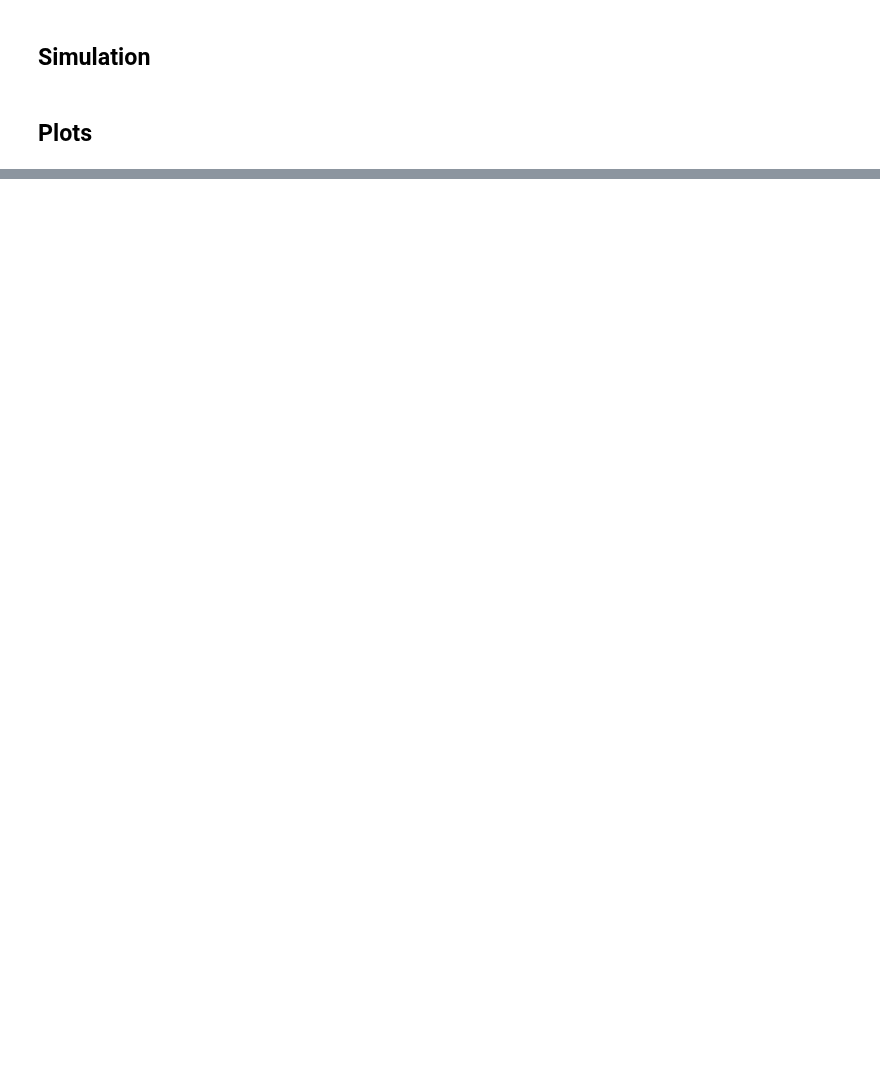
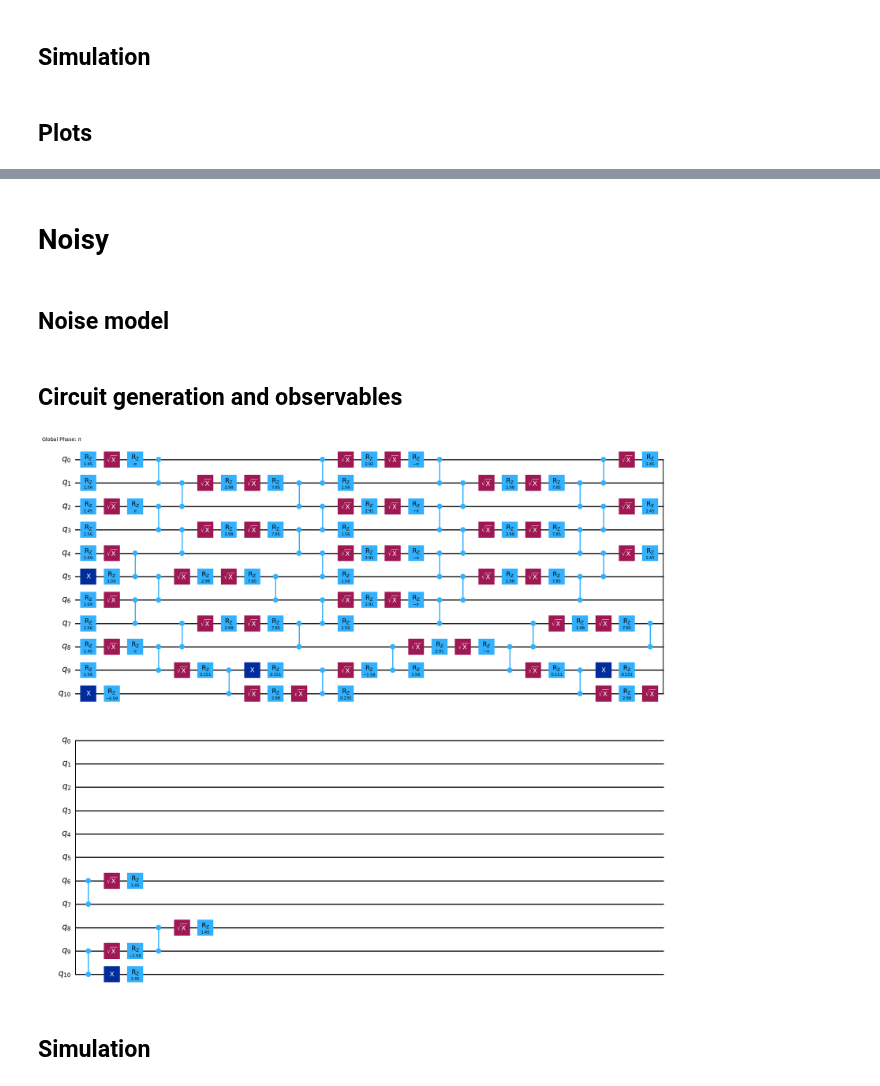
Before and after one commit to Fradm98/qs-qh, a Jupyter notebook: src/notebooks/Z2/qiskit_tn_simulations.ipynb, the cells around one changed output, grey strips where cells are left out. Drawn from its saved outputs; the diff is of its cells as text; code cells hidden in the pictures; blank space fills up the shorter version.

Commit message:
Cleaner code for simulations

```diff
--- a/src/notebooks/Z2/qiskit_tn_simulations.ipynb
+++ b/src/notebooks/Z2/qiskit_tn_simulations.ipynb
@@ -103,0 +110,55 @@ for i, L in enumerate(L_arr):
+# %% [markdown]
+# Noisy
+# %% [markdown]
+## Noise model
+# %%
+from cobos.tokens import ibm_token, group_instance2
+from qiskit_ibm_runtime import QiskitRuntimeService
+from qiskit_aer.noise import NoiseModel
+
+device = "ibm_fez"
+
+service = QiskitRuntimeService(channel="ibm_quantum", token=ibm_token, instance=group_instance2)
+backend = service.backend(device)
+
+noise_model = NoiseModel.from_backend(backend)
+# %% [markdown]
+## Circuit generation and observables
+# %%
+from z2chain.circs import erradj_particle_pair_quench_simulation_circuits
+from utils.circs import generate_and_save_circs, remove_idle_qwires
+from z2chain.operators import local_pauli_x, local_pauli_z
+from functools import partial
+import numpy as np
+import os
+
+optimization_level = 2
+
+circuits = [] # circuits[L][t]
+observable_generating_funcs = [] #observable_generating_funcs[L][i]
+postselection_operators_funcs = []
+
+estimator_options = [{
+    "default_precision": 1e-5
+}]
+
+simulator_options = [{
+    "method": "density_matrix",
+    "noise_model": noise_model
+}]
+
+eplg_absolute = 2e-3
+
+for L, pp_ps in zip(L_arr, particle_pair_left_positions):
+    circuit_filepath = os.path.join(circ_folder_path, f"z2chain_quench_circs_simulation_maxt_{final_time}_steps_{steps}_L_{L}_J_{J:.04f}_h_{h:.04f}_lamb_{lamb:.04f}_g_{g}_pp_{pp_ps}_pl_{particle_pair_length}_xbasis_{x_basis}.qpy")
+    qubits_inds = np.arange(2*L-1)
+    circs_func_args = (L, J, h, lamb, pp_ps, particle_pair_length, final_time, steps, backend, optimization_level, eplg_absolute, g, qubits_inds, x_basis)
+    circuit = generate_and_save_circs(circuit_filepath, erradj_particle_pair_quench_simulation_circuits, *circs_func_args)
+    circuit = [remove_idle_qwires(c) for c in circuit]
+    circuits.append(circuit)
+
+circuits[0][1].draw(output="mpl", idle_wires=False)
+# %% [output]
+[figure, added]
+# %% [markdown]
+## Simulation
```
Also changed, not shown: parts of 7 cells of this notebook.
